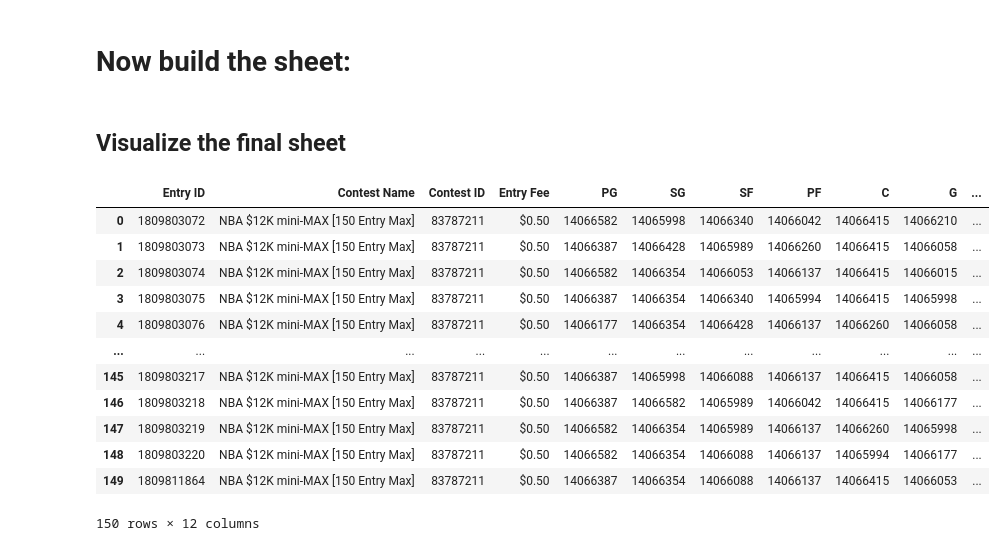
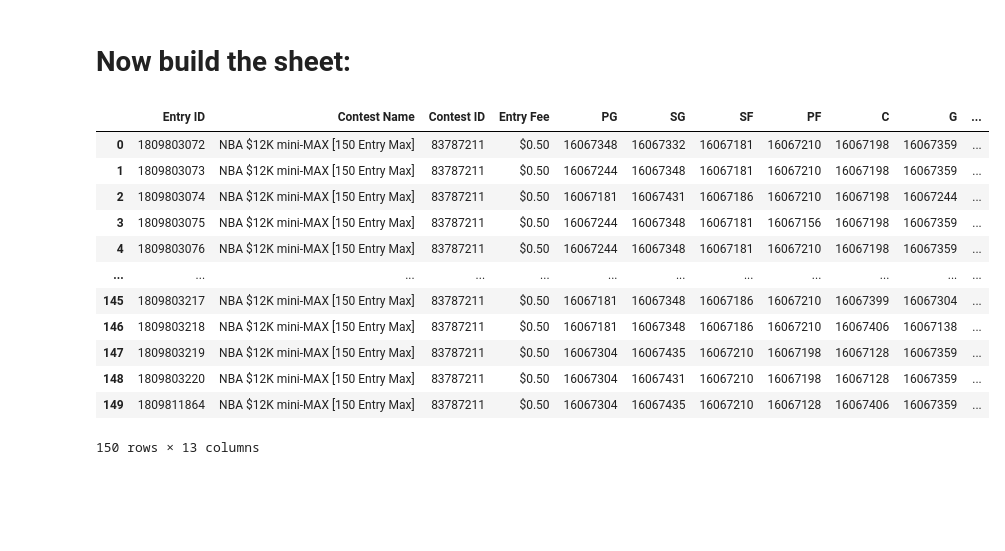
Before and after one commit to firstprinciples/dfs_optimizer, a Jupyter notebook: fps_dfs_optimizer/analyses/test_optimizer.ipynb, the cells around one changed output. Cells and saved outputs as stored; diff of their text form; code cells hidden in the pictures; blank space fills up the shorter version.

```diff
--- a/fps_dfs_optimizer/analyses/test_optimizer.ipynb
+++ b/fps_dfs_optimizer/analyses/test_optimizer.ipynb
@@ -317,4 +346,4 @@ gen.get_lineup_score_dists()
 # %% [markdown]
 ## Now find the optimal set of lineups:
 # %%
-df_optimal = gen.enforce_exposures()
+df_optimal = gen.enforce_exposures(var_multiple=1.0)
@@ -321,6 +366,22 @@ df_optimal = gen.enforce_exposures()
 # %% [markdown]
 # Now build the sheet:
 # %%
-sheet_name = 'test_DKEntries2.csv'
+sheet_name = 'test_DKEntries.csv'
 # entries = EntriesHandler('../data/raw/' + sheet_name, gen.df, read_lineups=True)
-entries = EntriesHandler('../data/raw/' + sheet_name, fast_opt.df, read_lineups=True)
+entries = EntriesHandler('../data/raw/' + sheet_name, gen.df, read_lineups=False)
+entries.add_lineups_to_entries(df_optimal, version='gen') ## Fast opt lineups
+pd.read_csv('../data/raw/test_DKEntries_gen.csv')
+# %% [output]
+|  | Entry ID | Contest Name | Contest ID | Entry Fee | PG | SG | SF | PF | C | G | ... |
+| 0 | 1809803072 | NBA $12K mini-MAX [150 Entry Max] | 83787211 | $0.50 | 16067348 | 16067332 | 16067181 | 16067210 | 16067198 | 16067359 | ... |
+| 1 | 1809803073 | NBA $12K mini-MAX [150 Entry Max] | 83787211 | $0.50 | 16067244 | 16067348 | 16067181 | 16067210 | 16067198 | 16067359 | ... |
+| 2 | 1809803074 | NBA $12K mini-MAX [150 Entry Max] | 83787211 | $0.50 | 16067181 | 16067431 | 16067186 | 16067210 | 16067198 | 16067244 | ... |
+| 3 | 1809803075 | NBA $12K mini-MAX [150 Entry Max] | 83787211 | $0.50 | 16067244 | 16067348 | 16067181 | 16067156 | 16067198 | 16067359 | ... |
+| 4 | 1809803076 | NBA $12K mini-MAX [150 Entry Max] | 83787211 | $0.50 | 16067244 | 16067348 | 16067181 | 16067210 | 16067198 | 16067359 | ... |
+| ... | ... | ... | ... | ... | ... | ... | ... | ... | ... | ... | ... |
+| 145 | 1809803217 | NBA $12K mini-MAX [150 Entry Max] | 83787211 | $0.50 | 16067181 | 16067348 | 16067186 | 16067210 | 16067399 | 16067304 | ... |
+| 146 | 1809803218 | NBA $12K mini-MAX [150 Entry Max] | 83787211 | $0.50 | 16067181 | 16067348 | 16067186 | 16067210 | 16067406 | 16067138 | ... |
+| 147 | 1809803219 | NBA $12K mini-MAX [150 Entry Max] | 83787211 | $0.50 | 16067304 | 16067435 | 16067210 | 16067198 | 16067128 | 16067359 | ... |
+| 148 | 1809803220 | NBA $12K mini-MAX [150 Entry Max] | 83787211 | $0.50 | 16067304 | 16067431 | 16067210 | 16067198 | 16067128 | 16067359 | ... |
+| 149 | 1809811864 | NBA $12K mini-MAX [150 Entry Max] | 83787211 | $0.50 | 16067304 | 16067435 | 16067210 | 16067128 | 16067406 | 16067359 | ... |
+150 rows × 13 columns
@@ -330,18 +387,0 @@ entries.add_lineups_to_entries(fast_opt.df_lineups) ## Fast opt lineups
-# %% [markdown]
-## Visualize the final sheet
-# %%
-pd.read_csv('../data/raw/test_DKEntries2_v2.csv')
-# %% [output]
-|  | Entry ID | Contest Name | Contest ID | Entry Fee | PG | SG | SF | PF | C | G | ... |
-| 0 | 1809803072 | NBA $12K mini-MAX [150 Entry Max] | 83787211 | $0.50 | 14066582 | 14065998 | 14066340 | 14066042 | 14066415 | 14066210 | ... |
-| 1 | 1809803073 | NBA $12K mini-MAX [150 Entry Max] | 83787211 | $0.50 | 14066387 | 14066428 | 14065989 | 14066260 | 14066415 | 14066058 | ... |
-| 2 | 1809803074 | NBA $12K mini-MAX [150 Entry Max] | 83787211 | $0.50 | 14066582 | 14066354 | 14066053 | 14066137 | 14066415 | 14066015 | ... |
-| 3 | 1809803075 | NBA $12K mini-MAX [150 Entry Max] | 83787211 | $0.50 | 14066387 | 14066354 | 14066340 | 14065994 | 14066415 | 14065998 | ... |
-| 4 | 1809803076 | NBA $12K mini-MAX [150 Entry Max] | 83787211 | $0.50 | 14066177 | 14066354 | 14066428 | 14066137 | 14066260 | 14066058 | ... |
-| ... | ... | ... | ... | ... | ... | ... | ... | ... | ... | ... | ... |
-| 145 | 1809803217 | NBA $12K mini-MAX [150 Entry Max] | 83787211 | $0.50 | 14066387 | 14065998 | 14066088 | 14066137 | 14066415 | 14066058 | ... |
-| 146 | 1809803218 | NBA $12K mini-MAX [150 Entry Max] | 83787211 | $0.50 | 14066387 | 14066582 | 14065989 | 14066042 | 14066415 | 14066177 | ... |
-| 147 | 1809803219 | NBA $12K mini-MAX [150 Entry Max] | 83787211 | $0.50 | 14066582 | 14066354 | 14065989 | 14066137 | 14066260 | 14065998 | ... |
-| 148 | 1809803220 | NBA $12K mini-MAX [150 Entry Max] | 83787211 | $0.50 | 14066582 | 14066354 | 14066088 | 14066137 | 14065994 | 14066177 | ... |
-| 149 | 1809811864 | NBA $12K mini-MAX [150 Entry Max] | 83787211 | $0.50 | 14066387 | 14066354 | 14066088 | 14066137 | 14066415 | 14066053 | ... |
-150 rows × 12 columns
```
Also changed, not shown: parts of 11 cells of this notebook, 1 other file.
